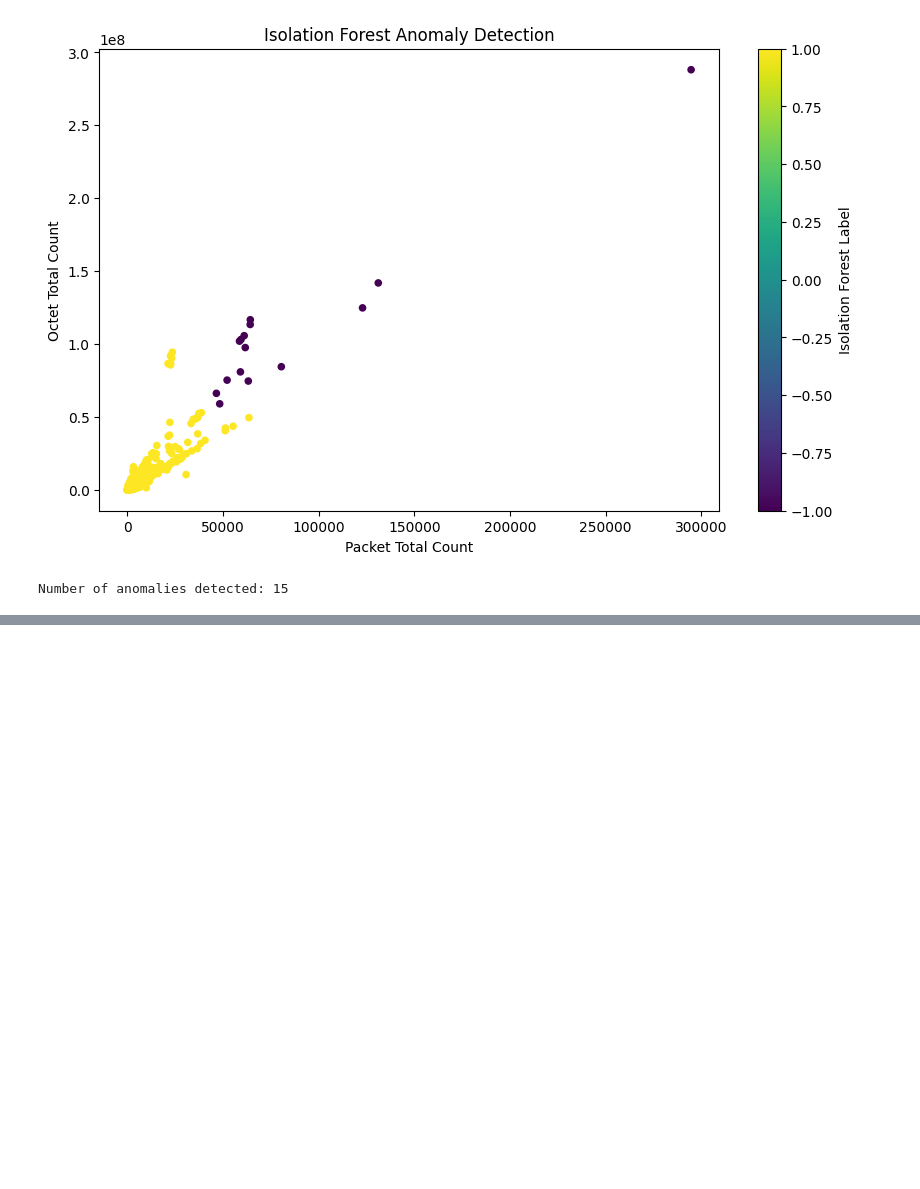
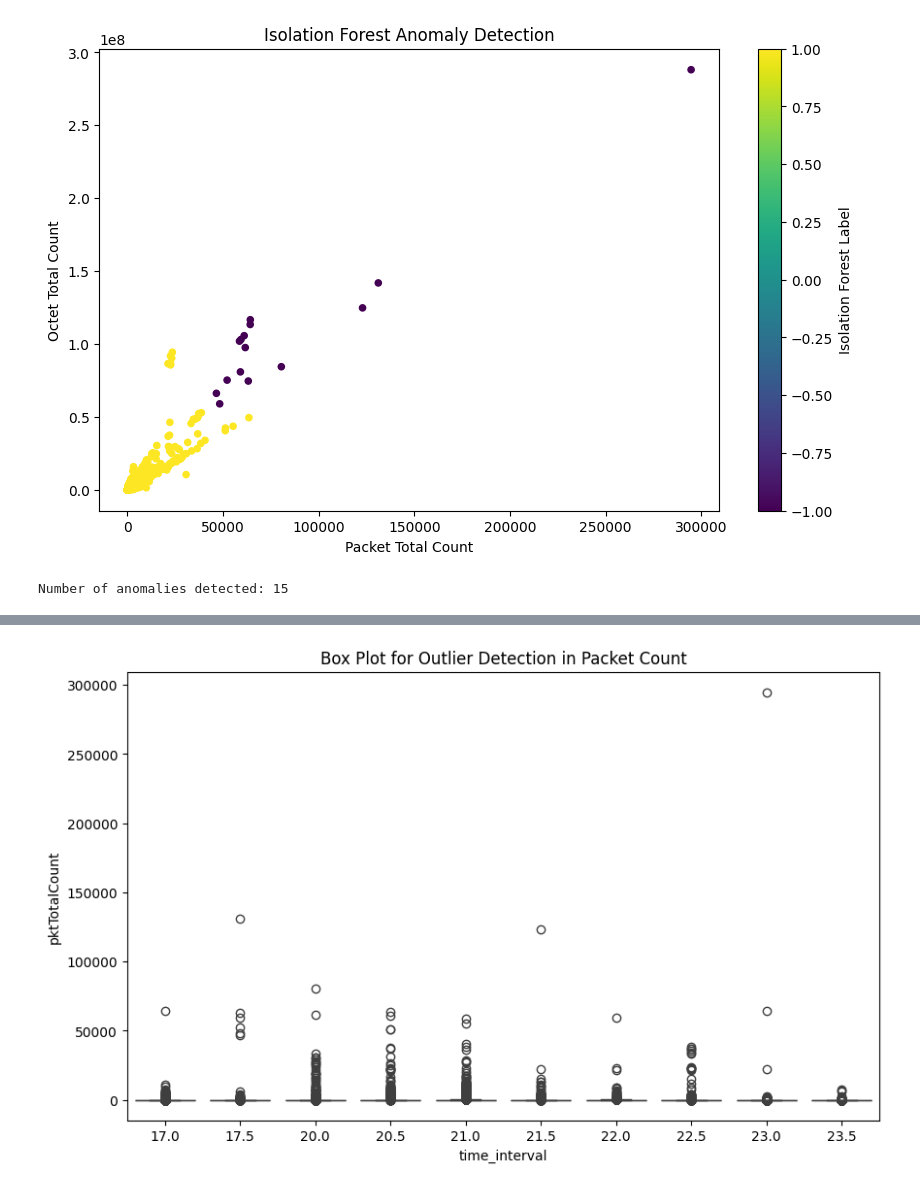
Before and after one commit to samer-glitch/Leveraging-Machine-Learning-for-Identifying-and-Classifying-Cyber-Threats-in-Network-Environments, a Jupyter notebook: Volume Analysis.ipynb, the cells around one changed output, grey strips where cells are left out. Saved outputs shown, nothing was run; the diff lists cells and outputs as text; code cells hidden in the pictures; blank space fills up the shorter version.

```diff
--- a/Volume Analysis.ipynb
+++ b/Volume Analysis.ipynb
@@ -231,3 +231,86 @@ print(f"Number of anomalies detected: {num_anomalies}")
 # %% [output]
 [figure]
 Number of anomalies detected: 15
+# %%
+import pandas as pd
+import matplotlib.pyplot as plt
+from sklearn.cluster import KMeans
+from sklearn.preprocessing import StandardScaler
+from statsmodels.tsa.seasonal import seasonal_decompose
+import seaborn as sns
+
+# Load the dataset with low_memory=False to handle mixed data types
+df = pd.read_csv('Unicauca-dataset-April-June-2019-Network-flows-100000rows(ALLFEATURES).csv', low_memory=False)
+
+# Convert Unix timestamps to datetime for 'flowStart' and 'flowEnd'
+df['flowStart_datetime'] = pd.to_datetime(df['flowStart'], unit='s')
+df['flowEnd_datetime'] = pd.to_datetime(df['flowEnd'], unit='s')
+
+# Create 'time_interval' column by combining hour and minute
+df['hour'] = df['flowStart_datetime'].dt.hour
+df['minute'] = df['flowStart_datetime'].dt.minute
+df['time_interval'] = df['hour'] + df['minute'] // 30 * 0.5
+
+# Aggregate data over 30-minute intervals
+interval_volume = df.groupby('time_interval').agg({'pktTotalCount': 'sum', 'octetTotalCount': 'sum'}).reset_index()
+
+# Scaling data for clustering
+scaler = StandardScaler()
+scaled_data = scaler.fit_transform(interval_volume[['pktTotalCount', 'octetTotalCount']])
+
+# Apply KMeans clustering for k=2
+kmeans_2 = KMeans(n_clusters=2, n_init=10, random_state=42)
+clusters_2 = kmeans_2.fit_predict(scaled_data)
+
+# Add the cluster labels to 'interval_volume'
+interval_volume['cluster'] = clusters_2
+
+# Merge the cluster labels back into the original DataFrame 'df'
+df = df.merge(interval_volume[['time_interval', 'cluster']], on='time_interval', how='left')
+
+# Determine the start and end time for the dataset
+start_time = df['flowStart_datetime'].min()
+end_time = df['flowEnd_datetime'].max()
+total_hours = (end_time - start_time).total_seconds() / 3600
+
+# Set the period for seasonal decomposition based on the data coverage
+period = int(total_hours // 2)  # Ensuring at least two complete cycles
+
+# Decompose the time series with the adjusted period
+time_series = interval_volume.set_index('time_interval')['pktTotalCount']
+result = seasonal_decompose(time_series, model='additive', period=period)
+
+# Extract Components: Trend, Seasonal, and Residual
+trend = result.trend.dropna()
+seasonal = result.seasonal.dropna()
+residual = result.resid.dropna()
+
+# Plot the individual components
+plt.figure(figsize=(12, 8))
+plt.subplot(411)
+plt.plot(time_series, label='Original')
+plt.legend(loc='best')
+plt.subplot(412)
+plt.plot(trend, label='Trend')
+plt.legend(loc='best')
+plt.subplot(413)
+plt.plot(seasonal, label='Seasonal')
+plt.legend(loc='best')
+plt.subplot(414)
+plt.plot(residual, label='Residual')
+plt.legend(loc='best')
+plt.tight_layout()
+plt.show()
+
+# Box Plot for Outlier Detection in Packet Count
+plt.figure(figsize=(10, 6))
+sns.boxplot(x='time_interval', y='pktTotalCount', data=df)
+plt.title('Box Plot for Outlier Detection in Packet Count')
+plt.show()
+
+# Scatter Plot for Anomaly Clusters in Packet Count (k=2)
+plt.figure(figsize=(10, 6))
+sns.scatterplot(x='time_interval', y='pktTotalCount', data=df, hue='cluster')
+plt.title('Scatter Plot for Anomaly Clusters in Packet Count (k=2)')
+plt.show()
+# %% [output]
@@ -233,0 +318 @@ Number of anomalies detected: 15
+[figure, added]
```
Also changed, not shown: parts of 2 cells of this notebook.
